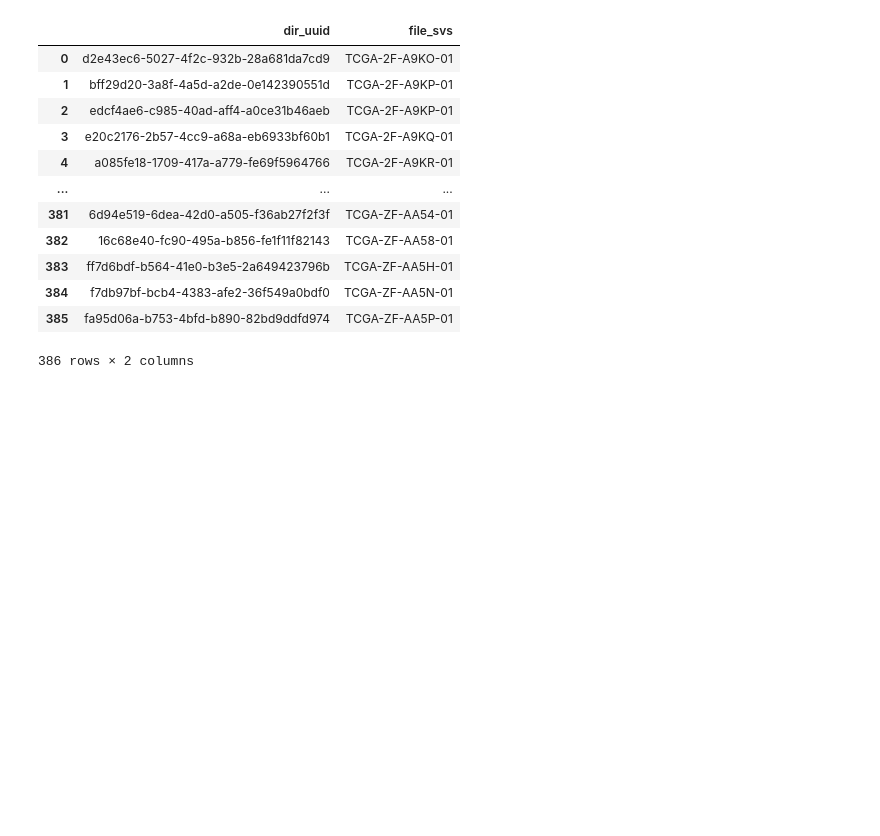
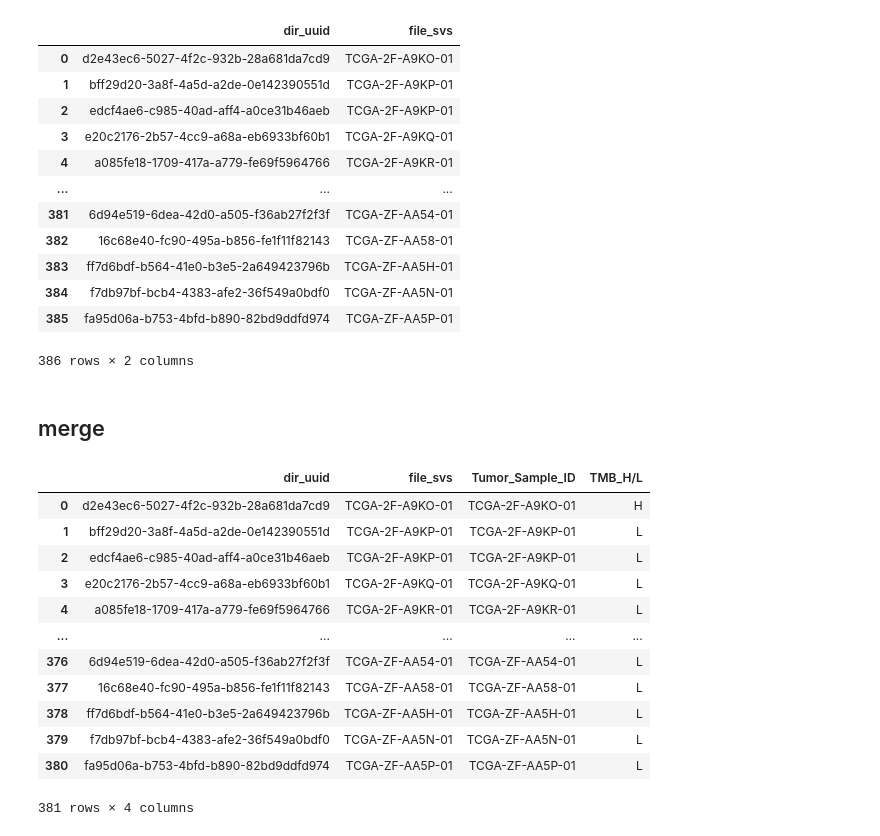
Before and after one commit to wangyh97/patho_AI, a Jupyter notebook: processing/get_training_svs.ipynb, the cells around one changed output. Drawn from its saved outputs; the diff is of its cells as text; code cells hidden in the pictures; blank space fills up the shorter version.

```diff
--- a/processing/get_training_svs.ipynb
+++ b/processing/get_training_svs.ipynb
@@ -100,3 +102,21 @@ svs_with_labels
 | 384 | f7db97bf-bcb4-4383-afe2-36f549a0bdf0 | TCGA-ZF-AA5N-01 |
 | 385 | fa95d06a-b753-4bfd-b890-82bd9ddfd974 | TCGA-ZF-AA5P-01 |
 386 rows × 2 columns
+# %% [markdown]
+## merge
+# %%
+pd.merge(svs_with_labels,BLCA_TMB_final,left_on='file_svs',right_on='Tumor_Sample_ID')
+# %% [output]
+|  | dir_uuid | file_svs | Tumor_Sample_ID | TMB_H/L |
+| 0 | d2e43ec6-5027-4f2c-932b-28a681da7cd9 | TCGA-2F-A9KO-01 | TCGA-2F-A9KO-01 | H |
+| 1 | bff29d20-3a8f-4a5d-a2de-0e142390551d | TCGA-2F-A9KP-01 | TCGA-2F-A9KP-01 | L |
+| 2 | edcf4ae6-c985-40ad-aff4-a0ce31b46aeb | TCGA-2F-A9KP-01 | TCGA-2F-A9KP-01 | L |
+| 3 | e20c2176-2b57-4cc9-a68a-eb6933bf60b1 | TCGA-2F-A9KQ-01 | TCGA-2F-A9KQ-01 | L |
+| 4 | a085fe18-1709-417a-a779-fe69f5964766 | TCGA-2F-A9KR-01 | TCGA-2F-A9KR-01 | L |
+| ... | ... | ... | ... | ... |
+| 376 | 6d94e519-6dea-42d0-a505-f36ab27f2f3f | TCGA-ZF-AA54-01 | TCGA-ZF-AA54-01 | L |
+| 377 | 16c68e40-fc90-495a-b856-fe1f11f82143 | TCGA-ZF-AA58-01 | TCGA-ZF-AA58-01 | L |
+| 378 | ff7d6bdf-b564-41e0-b3e5-2a649423796b | TCGA-ZF-AA5H-01 | TCGA-ZF-AA5H-01 | L |
+| 379 | f7db97bf-bcb4-4383-afe2-36f549a0bdf0 | TCGA-ZF-AA5N-01 | TCGA-ZF-AA5N-01 | L |
+| 380 | fa95d06a-b753-4bfd-b890-82bd9ddfd974 | TCGA-ZF-AA5P-01 | TCGA-ZF-AA5P-01 | L |
+381 rows × 4 columns
```
Also changed, not shown: parts of 1 cell of this notebook, 24 other files.
